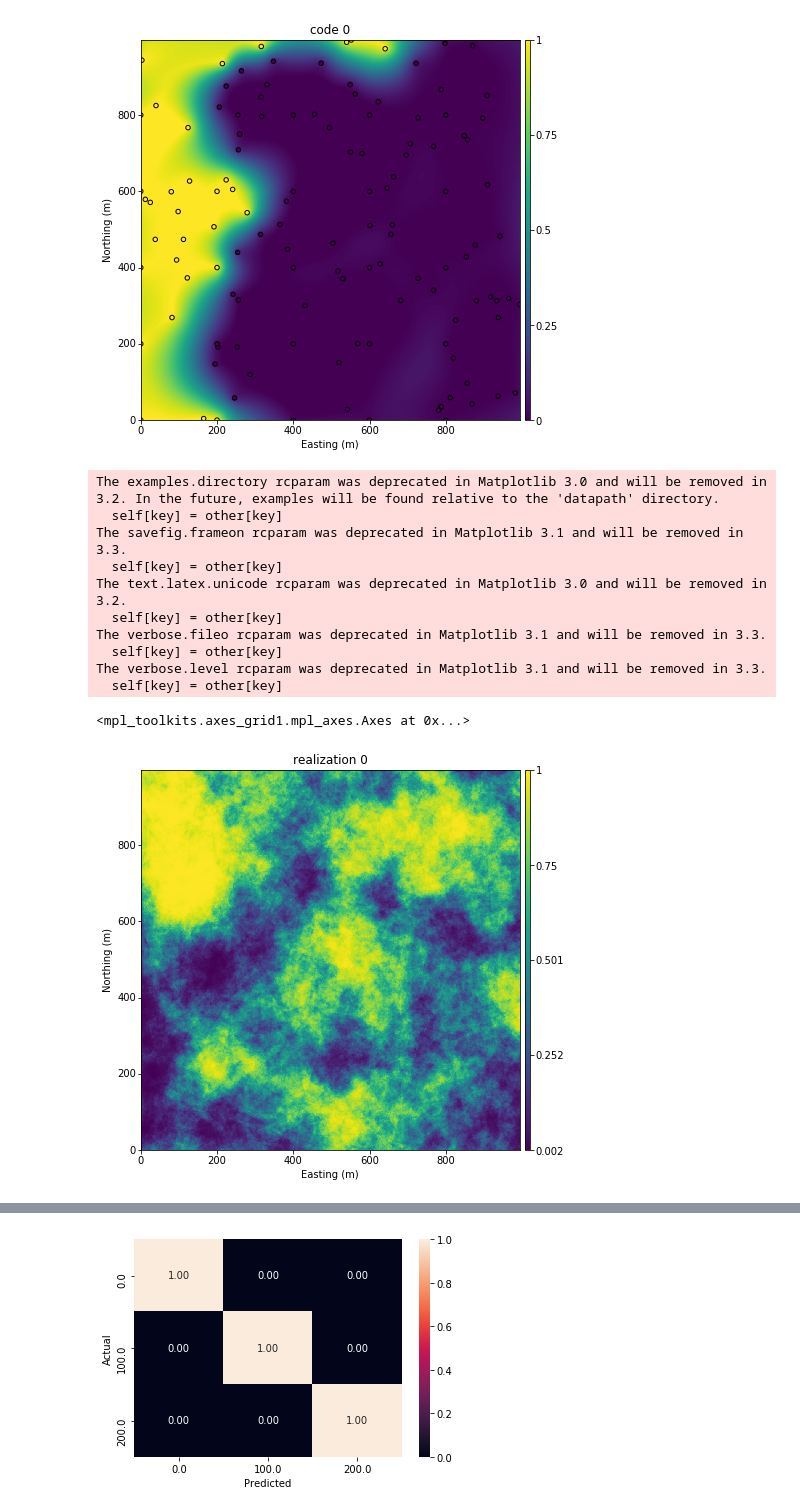
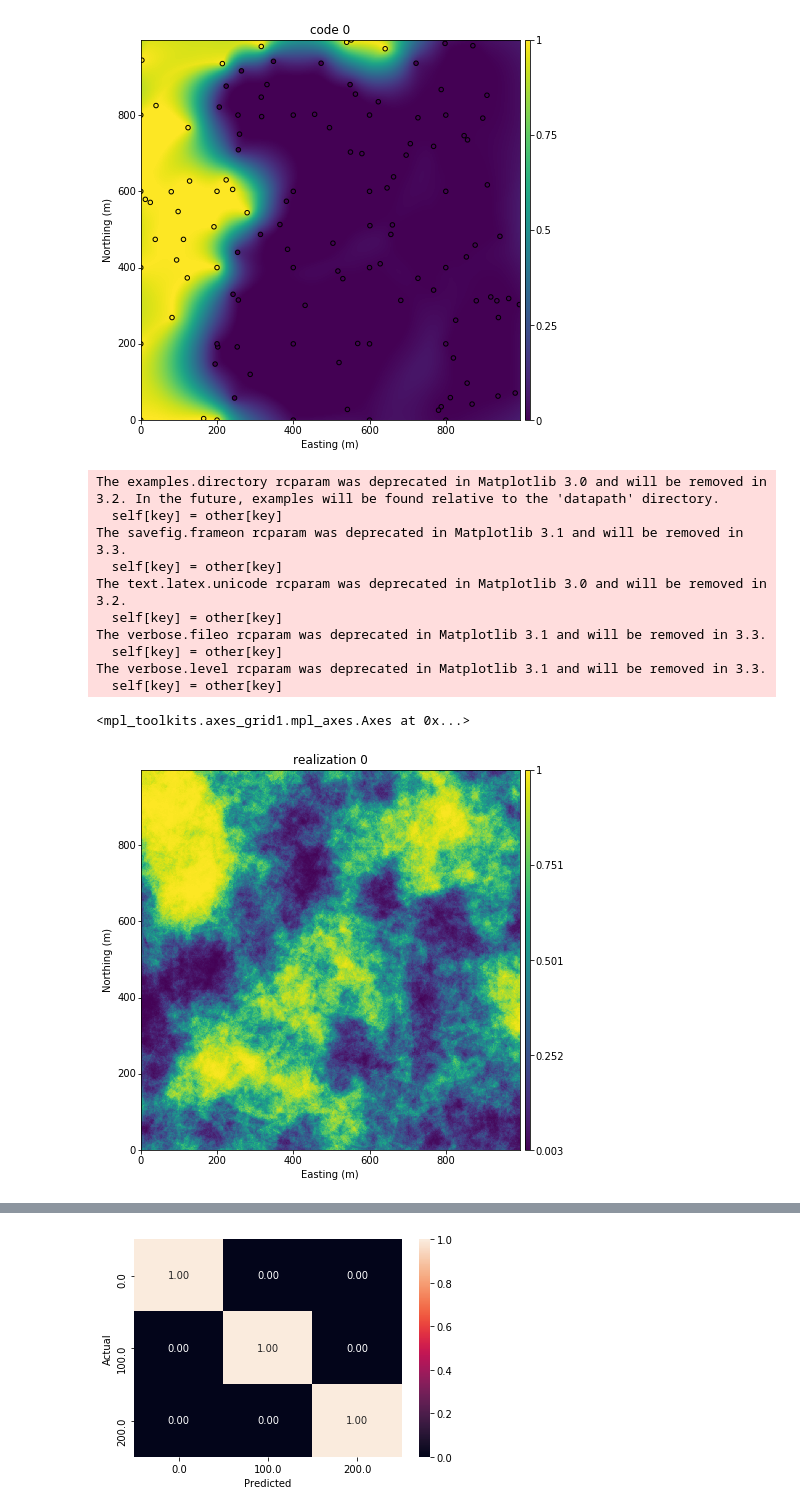
Before and after one commit to Sandy4321/p-fields_simulation, a Jupyter notebook: toy_example_unconditional_spherical.ipynb, the cells around one changed output, grey strips where cells are left out. Cells and saved outputs as stored; diff of their text form; code cells hidden in the pictures.

```diff
--- a/toy_example_unconditional_spherical.ipynb
+++ b/toy_example_unconditional_spherical.ipynb
@@ -142,23 +142,23 @@ The verbose.level rcparam was deprecated in Matplotlib 3.1 and will be removed i
 # %%
 var_range = 350
 cov = [gas.compute.Covariance.spherical(0.999, var_range, var_range, var_range, 0., 0., 0.)]
-simulator = gas.compute.Tbsim.multi_realization(134115, 10, a2ggrid, 2500, cov)
+simulator = gas.compute.Tbsim.multi_realization(134115, 10, a2ggrid, 3000, cov)
 results = simulator.simulate(a2ggrid, 10, 0)
 results = [norm.cdf(lst) for lst in results]
 gs.pixelplt(results[0], gsgrid, title='realization {}'.format(0), figsize = (7,7))
 # %% [output]
 The examples.directory rcparam was deprecated in Matplotlib 3.0 and will be removed in 3.2. In the future, examples will be found relative to the 'datapath' directory.
   self[key] = other[key]
 The savefig.frameon rcparam was deprecated in Matplotlib 3.1 and will be removed in 3.3.
   self[key] = other[key]
 The text.latex.unicode rcparam was deprecated in Matplotlib 3.0 and will be removed in 3.2.
   self[key] = other[key]
 The verbose.fileo rcparam was deprecated in Matplotlib 3.1 and will be removed in 3.3.
   self[key] = other[key]
 The verbose.level rcparam was deprecated in Matplotlib 3.1 and will be removed in 3.3.
   self[key] = other[key]
 <mpl_toolkits.axes_grid1.mpl_axes.Axes at 0x...>
-[figure, old version]
+[figure, new version]
 # %%
 gs.histplt(results[0])
 # %% [output]
```
Also changed, not shown: parts of 6 cells of this notebook, 6 other files.
